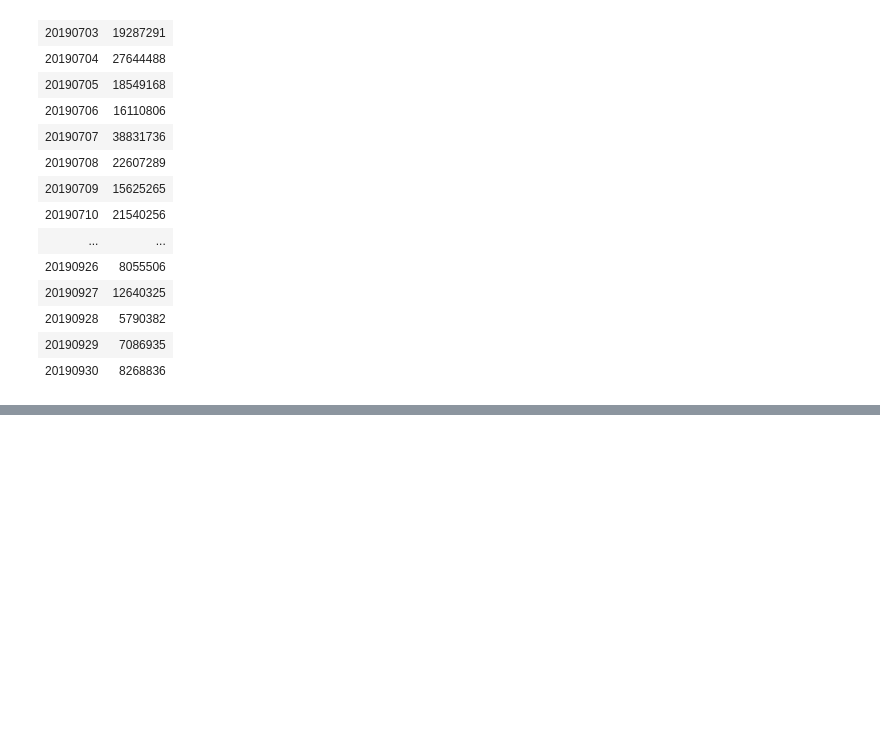
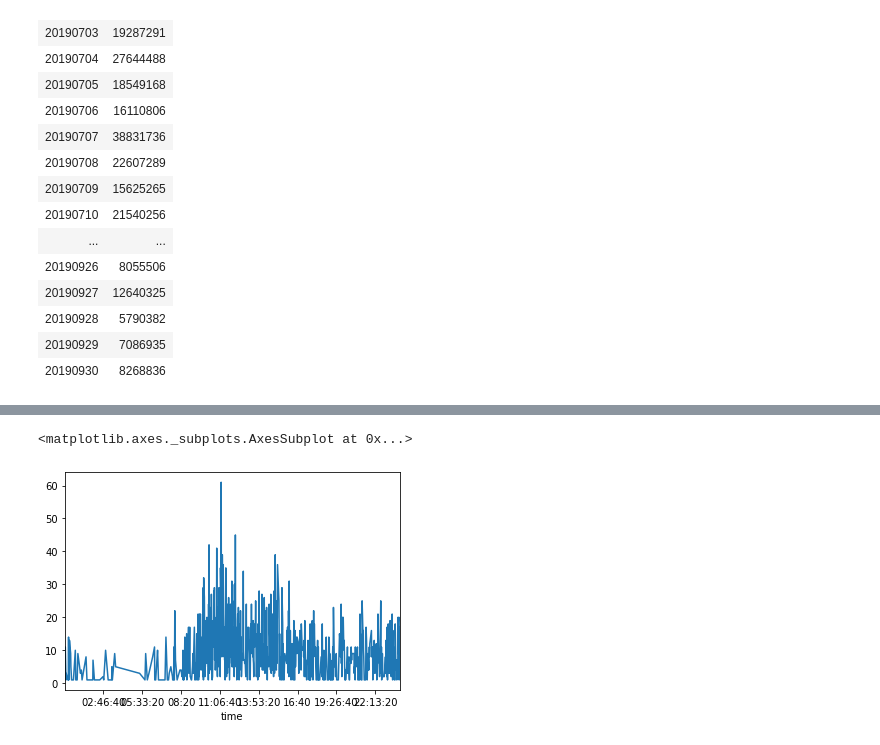
Before and after one commit to almondh/TIL, a Jupyter notebook: Lpoint/EDA.ipynb, the cells around one changed output, grey strips where cells are left out. Saved outputs shown, nothing was run; the diff lists cells and outputs as text; code cells hidden in the pictures; blank space fills up the shorter version.

```diff
--- a/Lpoint/EDA.ipynb
+++ b/Lpoint/EDA.ipynb
@@ -456,0 +455,5 @@ online_trans.pivot_table('buy_am', index='de_dt',aggfunc='sum')
+# %%
+# 총 구매금액 = buy_am * buy_ct 변수 추가
+online_trans['buy_sum'] = online_trans['buy_am'] * online_trans['buy_ct']
+online_trans.pivot_table('buy_sum', index='de_dt',aggfunc='sum')
+# 20190813, 20190826, 20190827, 20190917 : ????
@@ -456,0 +479,14 @@ online_trans.pivot_table('buy_am', index='de_dt',aggfunc='sum')
+# %%
+# 극값을 보이던 20190813, 20190826, 20190827, 20190917의
+# 구매시각 확인해보기 : 6381 건의 거래
+heavy_buying = online_trans[(online_trans.de_dt==20190813)|(online_trans.de_dt==20190826)|\
+                            (online_trans.de_dt==20190827)|(online_trans.de_dt==20190917)]
+heavy_buying = heavy_buying.reset_index()
+heavy_buying['de_tm'] = pd.to_datetime(heavy_buying['de_tm'],
+                                       format='%H:%M').dt.time
+heavy_buying = heavy_buying['de_tm']
+heavy_buying.value_counts().plot()
+# 9시~12시 피크? 출근 후 점심시간 전까지
+# %% [output]
+<matplotlib.axes._subplots.AxesSubplot at 0x...>
+[figure, added]
```
Also changed, not shown: parts of 18 cells of this notebook.
